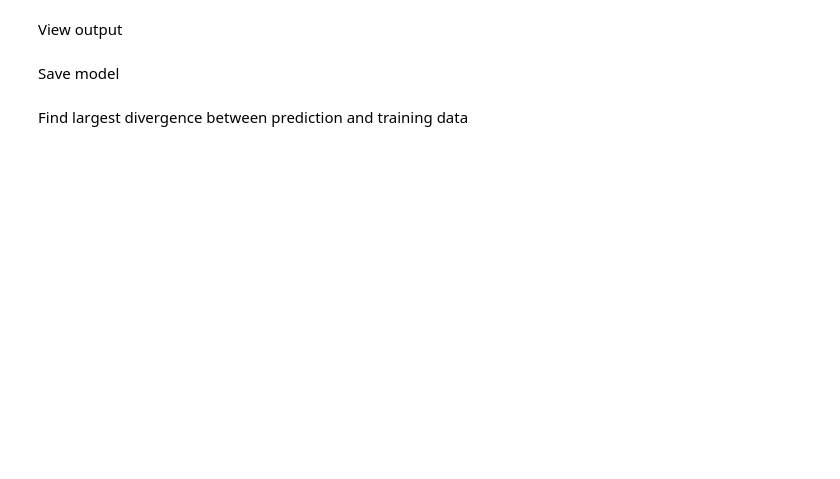
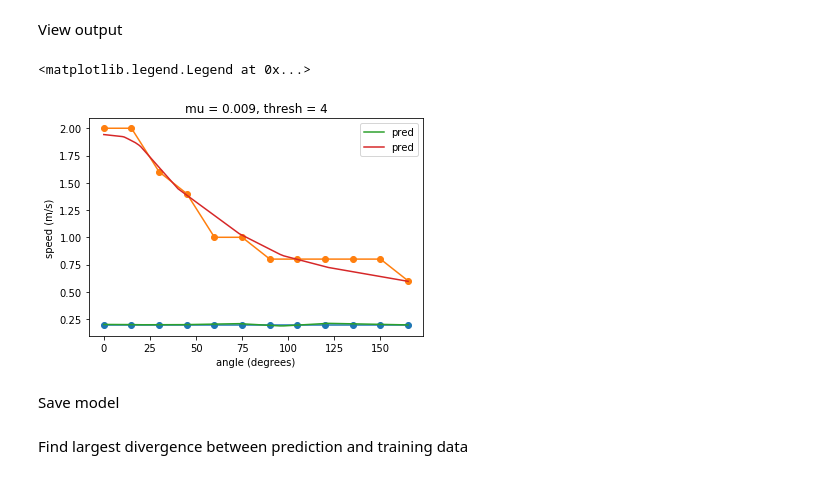
Before and after one commit to gglaubit/amr_capstone, a Jupyter notebook: processing/train_network.ipynb, the cells around one changed output. Saved outputs shown, nothing was run; the diff lists cells and outputs as text; code cells hidden in the pictures; blank space fills up the shorter version.

```diff
--- a/processing/train_network.ipynb
+++ b/processing/train_network.ipynb
@@ -91,19 +96,26 @@ plt.figure()
 View output
 # %%
 # plot speed vs angle given mu, threshold
-mu = 1 # set mu
+mu = 0.009 # set mu
 thresh = 4 # set threshold
 
 # bug: mu = 0.009 is read as 0.0090..01
 #plot_values = [i for i in x if i[0] == mu and i[2] == thresh] # x, y
 plot_x = [i for i in x if np.isclose(i[0], mu) and i[2] == thresh] # x, y
 # this is not generic enough...
 pred_x = [[mu,angle,thresh] for angle in np.linspace(0,165,165)]
 pred = full_model.predict(pred_x)
 
+plt.title('mu = %s, thresh = %s' % (mu, thresh))
+plt.xlabel('angle (degrees)')
+plt.ylabel('speed (m/s)')
 #plt.plot([i[1] for i in plot_values], [y[i] for i,v in enumerate(x) if v[0] == mu and v[2] == thresh])
-plt.plot([i[1] for i in plot_x], [y[i] for i,v in enumerate(x) if np.isclose(v[0], mu) and v[2] == thresh])
-plt.plot([i[1] for i in pred_x], pred)
+plt.plot([i[1] for i in plot_x], [y[i] for i,v in enumerate(x) if np.isclose(v[0], mu) and v[2] == thresh], marker='o')
+plt.plot([i[1] for i in pred_x], pred, label='pred')
+plt.legend()
+# %% [output]
+<matplotlib.legend.Legend at 0x...>
+[figure, added]
 # %% [markdown]
 Save model
 # %%
```
Also changed, not shown: parts of 5 cells of this notebook, 1 other file.
